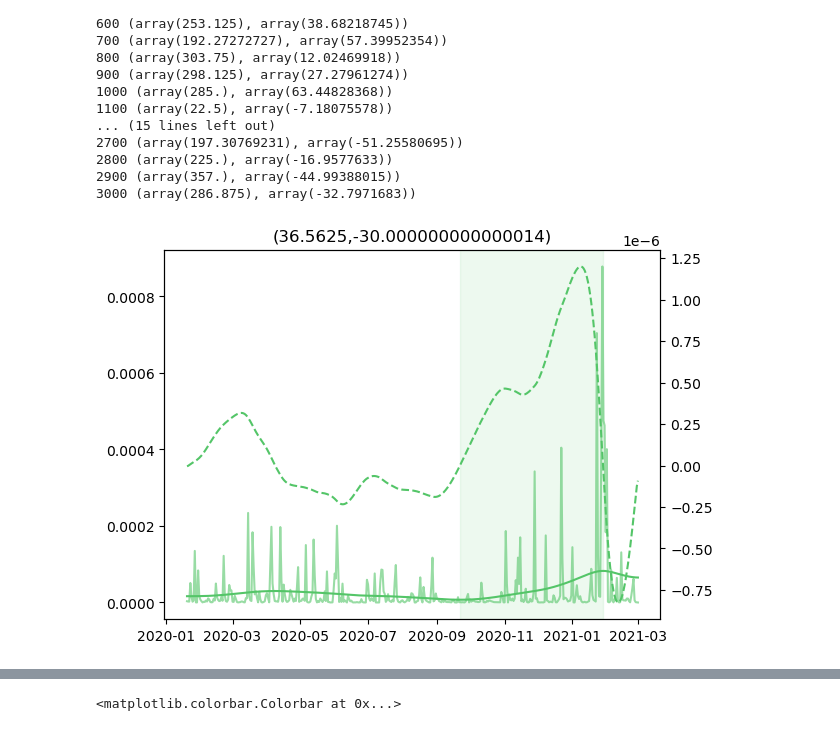
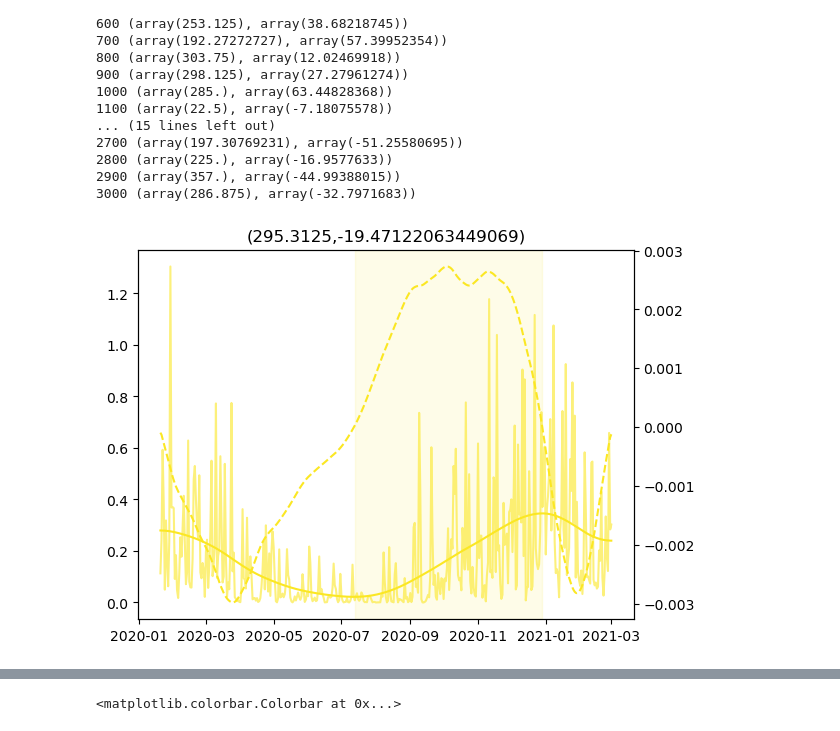
Before and after one commit to fran-morris-research/hackathon-monsoons, a Jupyter notebook: onset_identification/onset_period_visualisation.ipynb, the cells around one changed output, grey strips where cells are left out. Cells and saved outputs as stored; diff of their text form; code cells hidden in the pictures.

```diff
--- a/onset_identification/onset_period_visualisation.ipynb
+++ b/onset_identification/onset_period_visualisation.ipynb
@@ -86,7 +86,7 @@ def onset_period(
         if pp.mean(dim="time") < precip_threshold:
             return np.array([np.nan]), np.array([np.nan])
 
-    elif intensity_threshold:
+    if intensity_threshold:
         ons_ix=0
         while ons_ix in range(len(fd)):
             this_grd_mean = (grd[fd[ons_ix] : fd[ons_ix] + lns[ons_ix]]).mean()
@@ -172,31 +172,33 @@ for cell_ix in range(len(ds.pr.cell)):
 # %%
 fwin=60
 minlen=30
-for cell_ix in [2250]:
+for cell_ix in [3050]:
     color=plt.cm.viridis(cell_ix/len(ds.pr.cell))
-    pp = ds.pr.isel(cell=cell_ix).resample(time="1D").mean()
+    pp = ds.pr.isel(cell=cell_ix).resample(time="1D").mean()*3600
 
     flt = optb.butterworth(pp, fwin)
     grd = np.gradient(flt)
     fds, lds = onset_period_1d(pp,pp.time,refine=False,intensity_threshold=pp.mean()/100)
+    fds, lds = onset_period_1d(pp,pp.time,refine=False,intensity_threshold=None)
+    # fds, lds = onset_period_1d(pp,pp.time,refine=False,precip_threshold=None,intensity_threshold=pp.mean()/100/3600)
 
     fig, ax = plt.subplots()
 
     ax.plot(pp.time, pp, color=color,alpha=0.6)
     [
         ax.axvspan(
             dt.datetime(2020,1,1)+dt.timedelta(days=int(fds[ix])-1),
             dt.datetime(2020,1,1)+dt.timedelta(days=int(lds[ix])-1),
             alpha=0.1,
             color=color,
         )
         for ix in range(len(fds)) if int(fds[ix]==fds[ix])
     ]
     ax.plot(pp.time,flt,color=color,)
     ax.set_title(f"({pp.lon.data},{pp.lat.data})")
 
     ax2 = ax.twinx()
 
     ax2.plot(pp.time,grd,"--",color=color)
 # %% [output]
-[figure, old version]
+[figure, new version]
```
Also changed, not shown: parts of 4 cells of this notebook.
